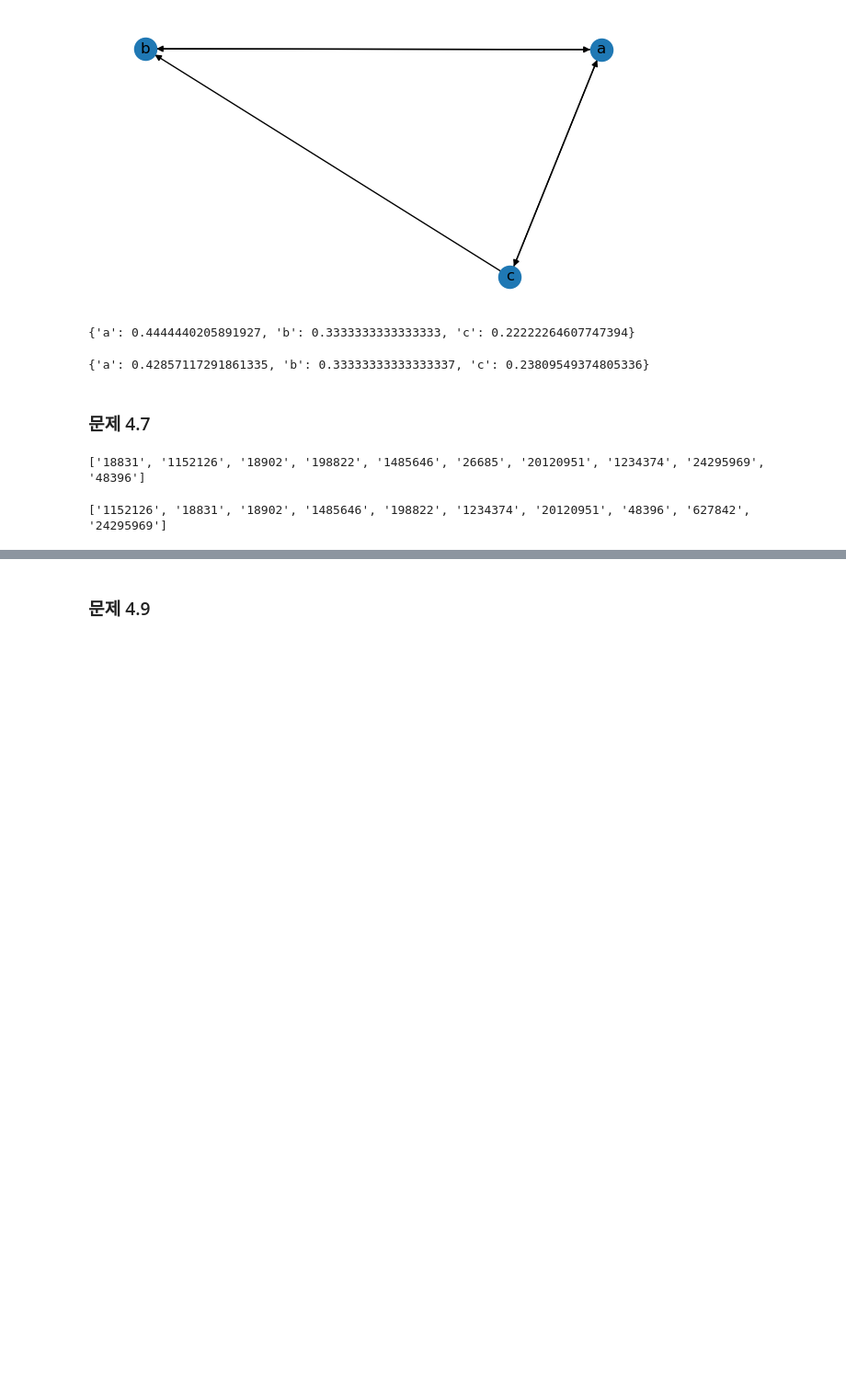
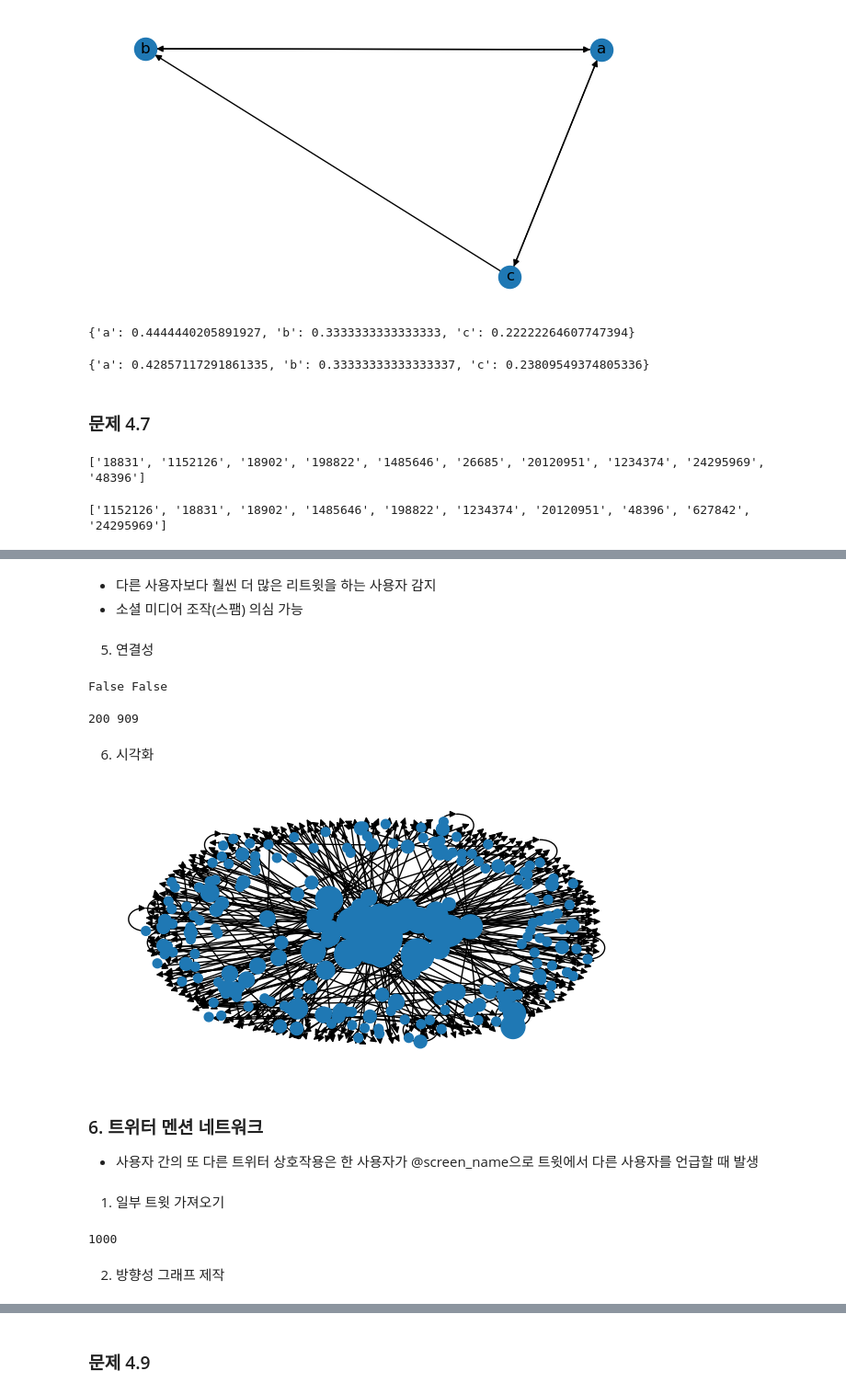
Before and after one commit to hr1588/network, a Jupyter notebook: 4장.ipynb, the cells around one changed output, grey strips where cells are left out. Shown at 92% size. Cells and saved outputs as stored; diff of their text form; code cells hidden in the pictures; blank space fills up the shorter version.

```diff
--- a/4장.ipynb
+++ b/4장.ipynb
@@ -191,0 +334,4 @@ print(res[:10])
+# %%
+search_tweets = search_response['statuses']
+tweet = search_tweets[0]
+tweet
@@ -191,0 +466,15 @@ print(res[:10])
+# %%
+import networkx as nx
+
+d = nx.DiGraph()
+
+for retweet in retweets :
+    retweeted_status = retweet['retweeted_status']
+    retweeted_sn = retweeted_status['user']['screen_name']
+    retweeter_sn = retweet['user']['screen_name']
+
+    # 링크 방향 : retweeted_sn -> retweeter_sn
+    if d.has_edge(retweeted_sn, retweeter_sn):
+        d.edges[retweeted_sn, retweeter_sn]['weight'] += 1
+    else :
+        d.add_edge(retweeted_sn, retweeter_sn, weight = 1)
@@ -191,0 +515,41 @@ print(res[:10])
+# %% [markdown]
+- 다른 사용자보다 훨씬 더 많은 리트윗을 하는 사용자 감지
+- 소셜 미디어 조작(스팸) 의심 가능
+# %% [markdown]
+5. 연결성
+# %%
+print(nx.is_strongly_connected(d), nx.is_weakly_connected(d))
+# %% [output]
+False False
+# %%
+print(nx.number_weakly_connected_components(d),nx.number_strongly_connected_components(g))
+# 약하게 연결된 덩어리의 각 구성 요소는 대화를 의미
+# %% [output]
+200 909
+# %% [markdown]
+6. 시각화
+# %%
+node_sizes = [d.out_degree(n, weight= 'weight') * 50 for n in d.nodes()]
+
+%matplotlib inline
+nx.draw(d, node_size = node_sizes) # 리트윗 된 사용자만 도식화
+# %% [output]
+[figure, added]
+# %% [markdown]
+### 6. 트위터 멘션 네트워크
+
+- 사용자 간의 또 다른 트위터 상호작용은 한 사용자가 @screen_name으로 트윗에서 다른 사용자를 언급할 때 발생
+# %% [markdown]
+1. 일부 트윗 가져오기
+# %%
+import itertools
+
+num_tweets_to_fetch = 1000
+
+cursor = twitter.cursor(twitter.search, q = '#science', count = 100, result_type = 'mixed')
+search_tweets = list(itertools.islice(cursor, num_tweets_to_fetch))
+len(search_tweets)
+# %% [output]
+1000
+# %% [markdown]
+2. 방향성 그래프 제작
```
Also changed, not shown: parts of 64 cells of this notebook.
